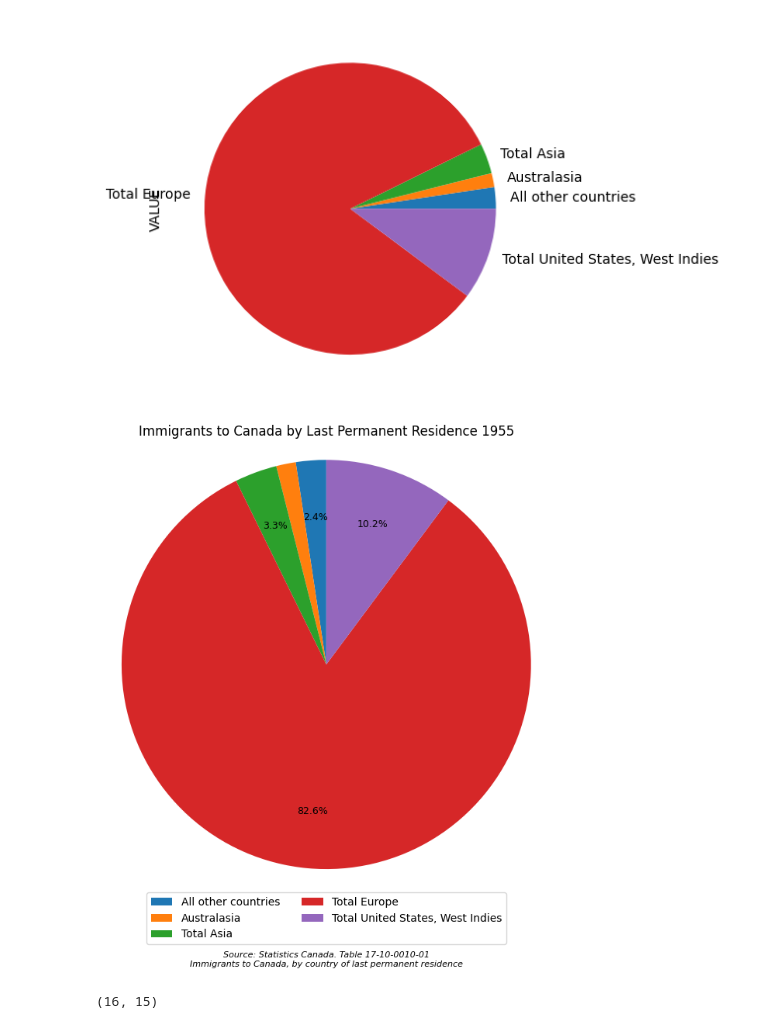
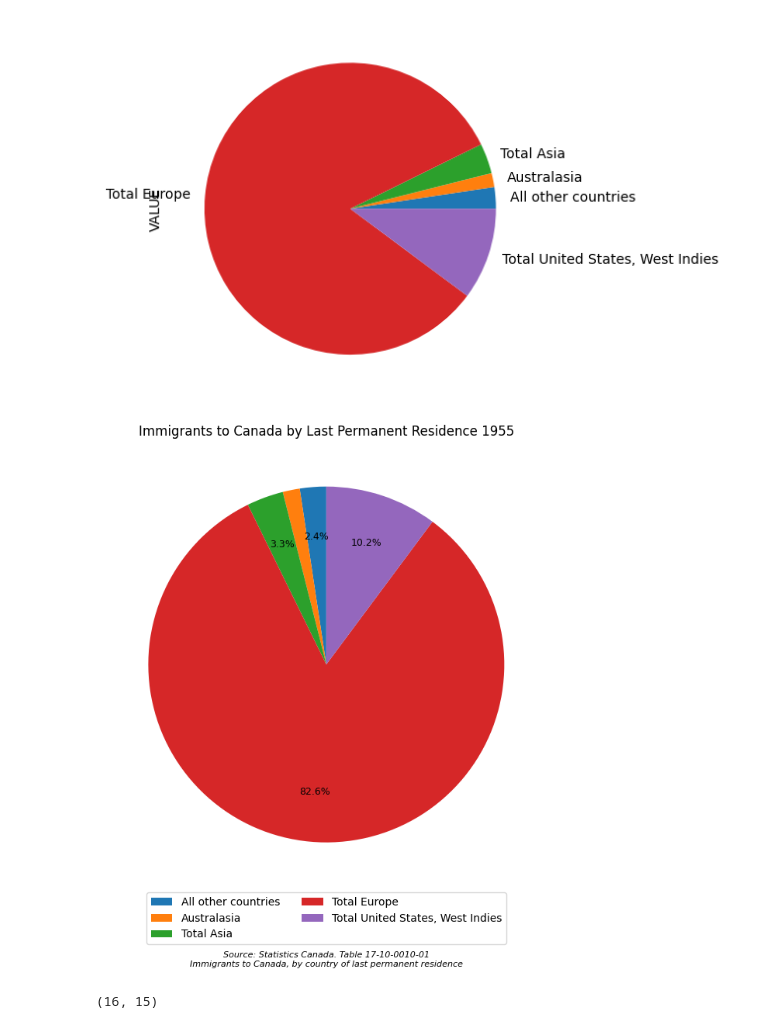
Before and after one commit to yrmo/gcinfo, a Jupyter notebook: immigrants-country-of-origin-1955-2013.ipynb, the cells around one changed output. Saved outputs shown, nothing was run; the diff lists cells and outputs as text; code cells hidden in the pictures.

Commit message:
Lower country of origin pie radius

```diff
--- a/immigrants-country-of-origin-1955-2013.ipynb
+++ b/immigrants-country-of-origin-1955-2013.ipynb
@@ -126,38 +126,38 @@ wedges, texts, autotexts = ax.pie(
     autopct=autopct_format,
     startangle=90,
     pctdistance=0.72,
-    radius=1.15
+    radius=1
 )
 
 for autotext in autotexts:
     autotext.set_fontsize(9)
     autotext.set_color("black")
 
 ax.legend(
     wedges,
     df["Last permanent residence"],
     title=None,
     loc="upper center",
     bbox_to_anchor=(0.5, -0.0001),
     ncol=2,
     frameon=True
 )
 
 ax.set_title("Immigrants to Canada by Last Permanent Residence 1955")
 
 plt.figtext(
     0.5, -0.02,
     "Source: Statistics Canada. Table 17-10-0010-01\nImmigrants to Canada, by country of last permanent residence",
     ha="center",
     fontsize=8,
     style="italic"
 )
 
 plt.subplots_adjust(bottom=0.22)
 plt.tight_layout()
 plt.show()
 # %% [output]
-[figure, old version]
+[figure, new version]
 # %%
 df_origin_2013_main_regions = df_origin_2013[df_origin_2013["Last permanent residence"].isin(main_regions)]
 print(df_origin_2013_main_regions.shape)
```
Also changed, not shown: parts of 1 cell of this notebook.
